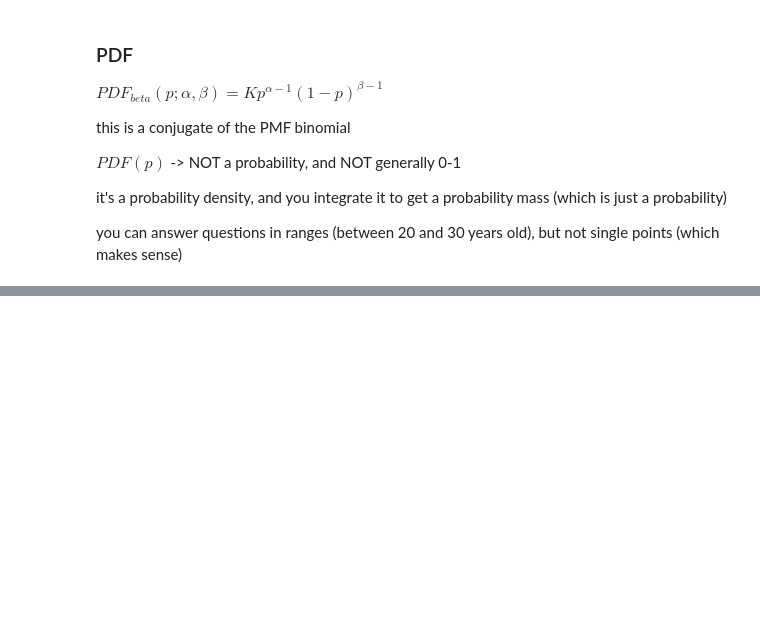
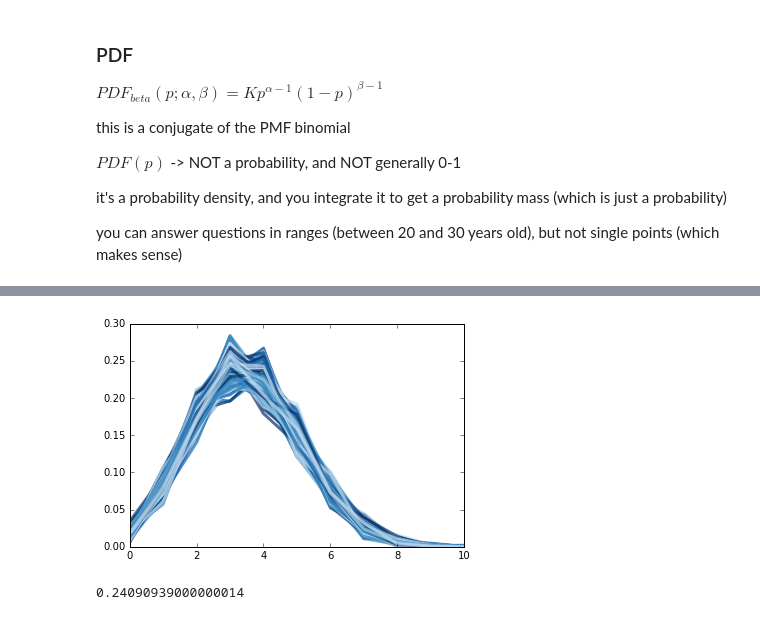
Before and after one commit to wolfd/ThinkBayes2, a Jupyter notebook: code/Notes.ipynb, the cells around one changed output, grey strips where cells are left out. Saved outputs shown, nothing was run; the diff lists cells and outputs as text; code cells hidden in the pictures; blank space fills up the shorter version.

```diff
--- a/code/Notes.ipynb
+++ b/code/Notes.ipynb
@@ -35,0 +93,5 @@ you can answer questions in ranges (between 20 and 30 years old), but not single
+# %%
+for wow in range(1000):
+    thinkplot.Pdf(Pmf(fire_a_lot()))
+# %% [output]
+[figure, added]
@@ -35,0 +100,4 @@ you can answer questions in ranges (between 20 and 30 years old), but not single
+# %%
+(stats.binom.pmf(3,10,.3) + stats.binom.pmf(3,10,.4)) / 2
+# %% [output]
+0.24090939000000014
```
Also changed, not shown: parts of 4 cells of this notebook, 14 other files.
